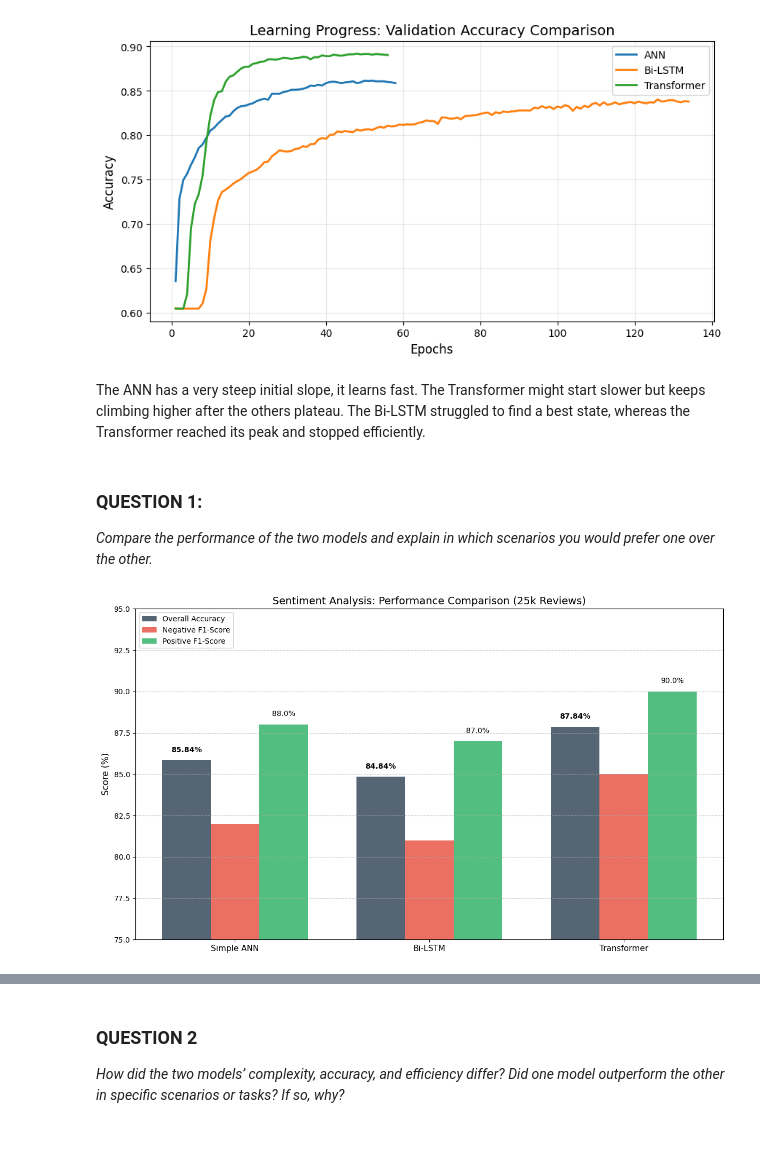
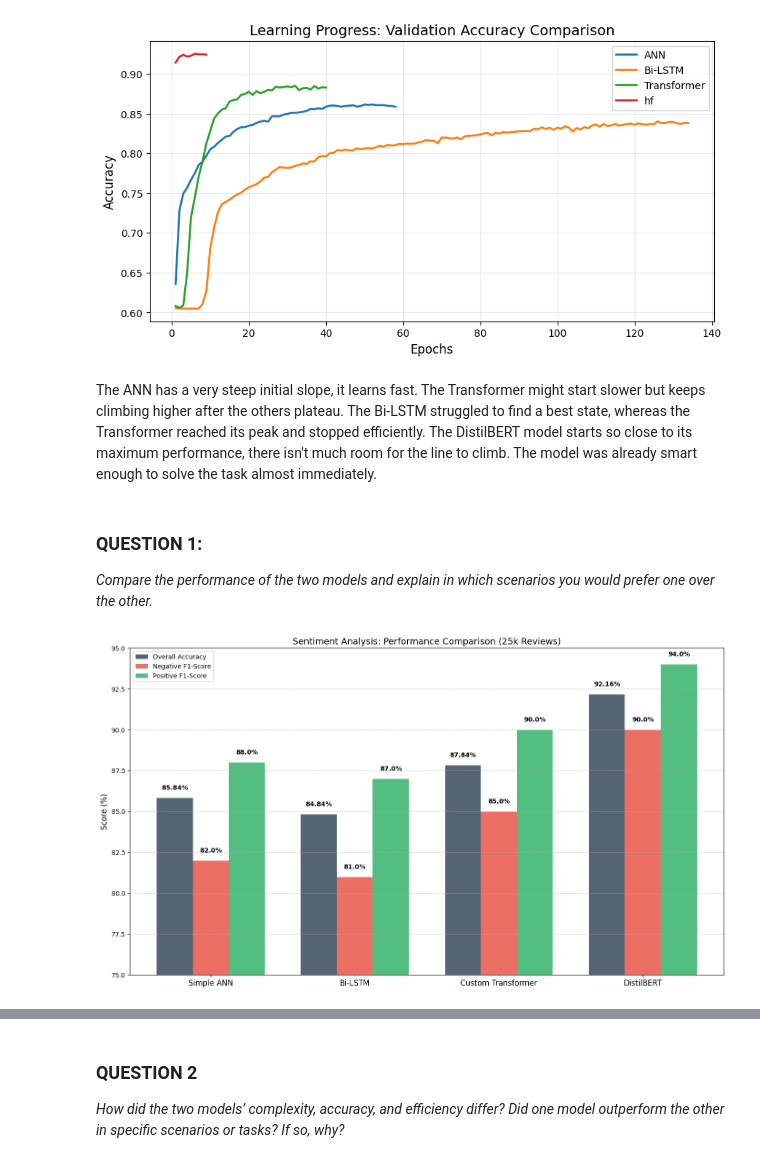
Before and after one commit to popraf/D7047E_Advanced_deep_learning_assignments, a Jupyter notebook: lab1/task_1_3_25k.ipynb, the cells around one changed output, grey strips where cells are left out. Cells and saved outputs as stored; diff of their text form; code cells hidden in the pictures.

```diff
--- a/lab1/task_1_3_25k.ipynb
+++ b/lab1/task_1_3_25k.ipynb
@@ -19,4 +15,8 @@ import numpy as np
 # %%
+import os
+import pandas as pd
+import matplotlib.pyplot as plt
+from tensorboard.backend.event_processing.event_accumulator import EventAccumulator
 
 def get_latest_event_file(base_path):
     #Finds the event file in the subdirectories
@@ -36,9 +36,10 @@ def get_tb_data(path, tag='Accuracy/val'):
 
 # main folders in /runs
 model_folders = {
-    'ANN': 'runs/simple_ann',
-    'Bi-LSTM': 'runs/bi_lstm',
-    'Transformer': 'runs/transformer'
+    'ANN': 'runs/25k_simple_ann',
+    'Bi-LSTM': 'runs/25k_lstm',
+    'Transformer': 'runs/25k_transformer',
+    'hf': 'runs/25k_hf_transformer'
 }
 
 plt.figure(figsize=(10, 5))
@@ -59,10 +60,10 @@ plt.legend()
 plt.grid(True, alpha=0.3)
 plt.show()
 # %% [output]
-[figure, old version]
+[figure, new version]
 # %% [markdown]
 The ANN has a very steep initial slope, it learns fast. The Transformer might start slower but keeps climbing higher after the others plateau.
-The Bi-LSTM struggled to find a best state, whereas the Transformer reached its peak and stopped efficiently.
+The Bi-LSTM struggled to find a best state, whereas the Transformer reached its peak and stopped efficiently. The DistilBERT model starts so close to its maximum performance, there isn't much room for the line to climb. The model was already smart enough to solve the task almost immediately.
 # %% [markdown]
 ### QUESTION 1:
 
@@ -70,38 +71,44 @@ _Compare the performance of the two models and explain in which scenarios you wo
 prefer one over the other._
 # %%
 # Performance comparison chart. To specifically highlight the Negative Class, as that is where the models differ the most.
-models = ['Simple ANN', 'Bi-LSTM', 'Transformer']
-accuracies = [85.84, 84.84, 87.84]
-neg_f1 = [82.0, 81.0, 85.0]
-pos_f1 = [88.0, 87.0, 90.0]
+
+import matplotlib.pyplot as plt
+import numpy as np
+
+
+models = ['Simple ANN', 'Bi-LSTM', 'Custom Transformer','DistilBERT']
+accuracies = [85.84, 84.84, 87.84, 92.16]
+neg_f1 = [82.0, 81.0, 85.0, 90.0]
+pos_f1 = [88.0, 87.0, 90.0, 94.0]
 
 x = np.arange(len(models))
 width = 0.25
 
-plt.figure(figsize=(12, 7))
+plt.figure(figsize=(14, 8))
 
 
 plt.bar(x - width, accuracies, width, label='Overall Accuracy', color='#2c3e50', alpha=0.8)
 plt.bar(x, neg_f1, width, label='Negative F1-Score', color='#e74c3c', alpha=0.8)
 plt.bar(x + width, pos_f1, width, label='Positive F1-Score', color='#27ae60', alpha=0.8)
 
 # Formatting
 plt.title('Sentiment Analysis: Performance Comparison (25k Reviews)', fontsize=14)
 plt.ylabel('Score (%)', fontsize=12)
-plt.xticks(x, models, fontsize=11)
+plt.xticks(x, models, fontsize=12)
 plt.ylim(75, 95) # Zooming in to see the performance gap
 plt.legend(loc='upper left')
 plt.grid(axis='y', linestyle='--', alpha=0.7)
 
 # Add value labels on top of bars
 for i in range(len(models)):
     plt.text(i - width, accuracies[i] + 0.5, f'{accuracies[i]}%', ha='center', fontweight='bold')
-    plt.text(i + width, pos_f1[i] + 0.5, f'{pos_f1[i]}%', ha='center')
+    plt.text(i + width, pos_f1[i] + 0.5, f'{pos_f1[i]}%', ha='center', fontweight='bold')
+    plt.text(i, neg_f1[i] + 0.5, f'{neg_f1[i]}%', ha='center', fontweight='bold')
 
 plt.tight_layout()
 plt.show()
 # %% [output]
-[figure, old version]
+[figure, new version]
 # %% [markdown]
 Insights of the Visuals and Scenarios:
 
```
Also changed, not shown: parts of 7 cells of this notebook, 1 other file.
